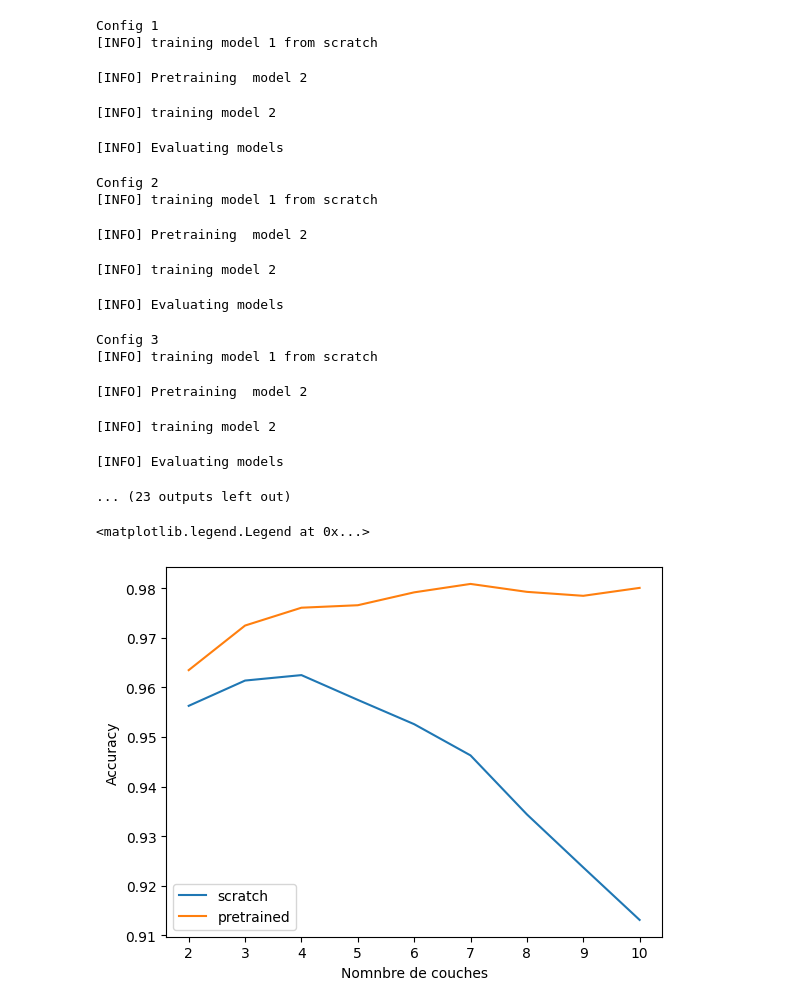
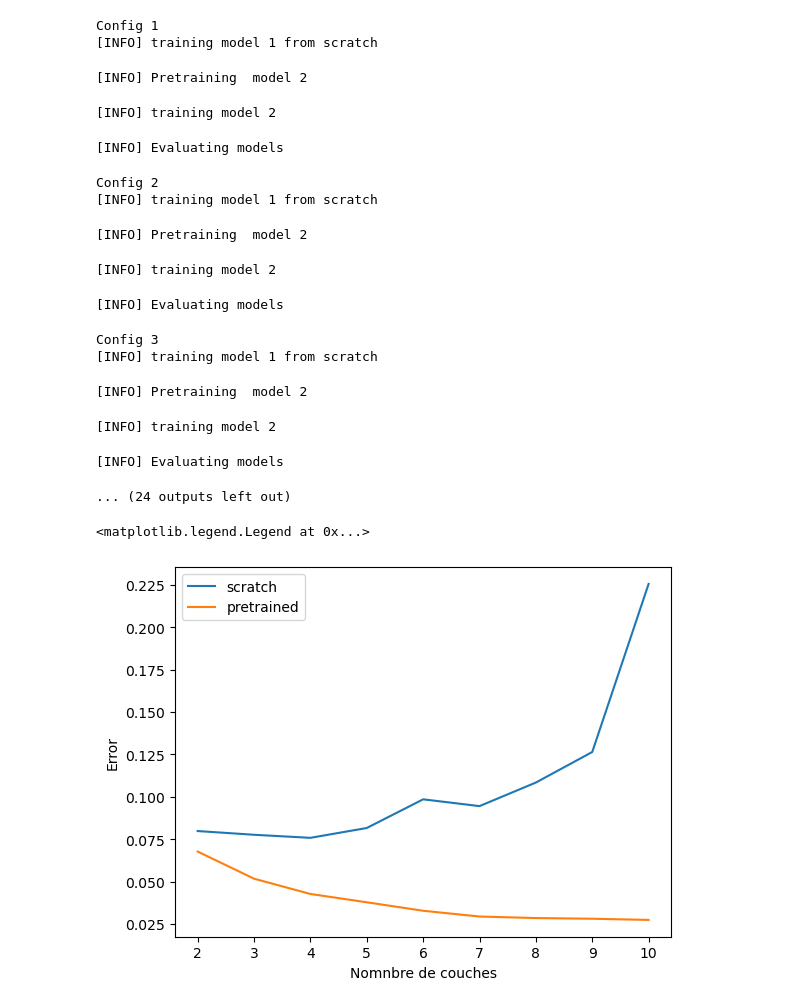
Before and after one commit to sabdoudaoura/Comparison-of-generation-methods, a Jupyter notebook: Layers.ipynb, the cells around one changed output. Drawn from its saved outputs; the diff is of its cells as text; code cells hidden in the pictures.

```diff
--- a/Layers.ipynb
+++ b/Layers.ipynb
@@ -12,7 +12,7 @@ from common.networks import*
 # %%
 # Create a DataLoader
 train_dataset,test_dataset = load_mnist(None) # first we load 2000 random digits for the training
-train_loader = DataLoader(train_dataset, batch_size=128, shuffle=True,num_workers=8,pin_memory=True,collate_fn=one_hot_collate)
+train_loader = DataLoader(train_dataset, batch_size=1024, shuffle=True,num_workers=8,pin_memory=True,collate_fn=one_hot_collate)
 test_loader = DataLoader(test_dataset, batch_size=128, shuffle=False,num_workers=8,pin_memory=True,collate_fn=one_hot_collate)
 # %%
 pretrain_set = [i[0] for i in train_dataset]
@@ -66,13 +66,13 @@ Config 3
 [INFO] Pretraining  model 2
 [INFO] training model 2
 [INFO] Evaluating models
-... (23 outputs left out)
+... (24 outputs left out)
 # %%
-plt.plot(range(2,11),history['accuracy'],label="scratch")
-plt.plot(range(2,11),history['pretrained_accuracy'],label="pretrained")
+plt.plot(range(2,11),1-np.array(history['accuracy']),label="scratch")
+plt.plot(range(2,11),1-np.array(history['pretrained_accuracy']),label="pretrained")
 plt.xlabel('Nomnbre de couches')
-plt.ylabel('Accuracy')
+plt.ylabel('Error')
 plt.legend()
 # %% [output]
 <matplotlib.legend.Legend at 0x...>
-[figure, old version]
+[figure, new version]
```
Also changed, not shown: 5 other files.
